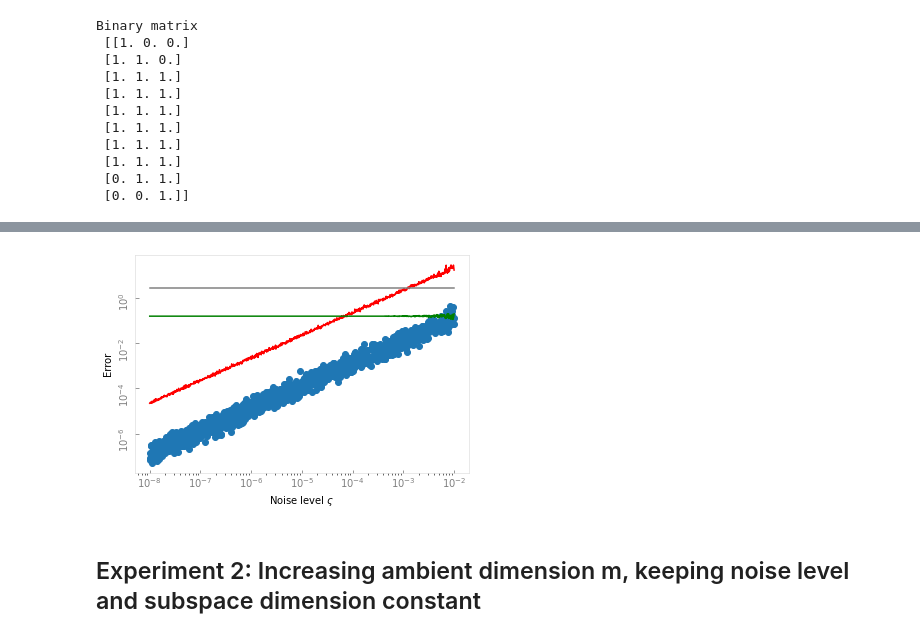
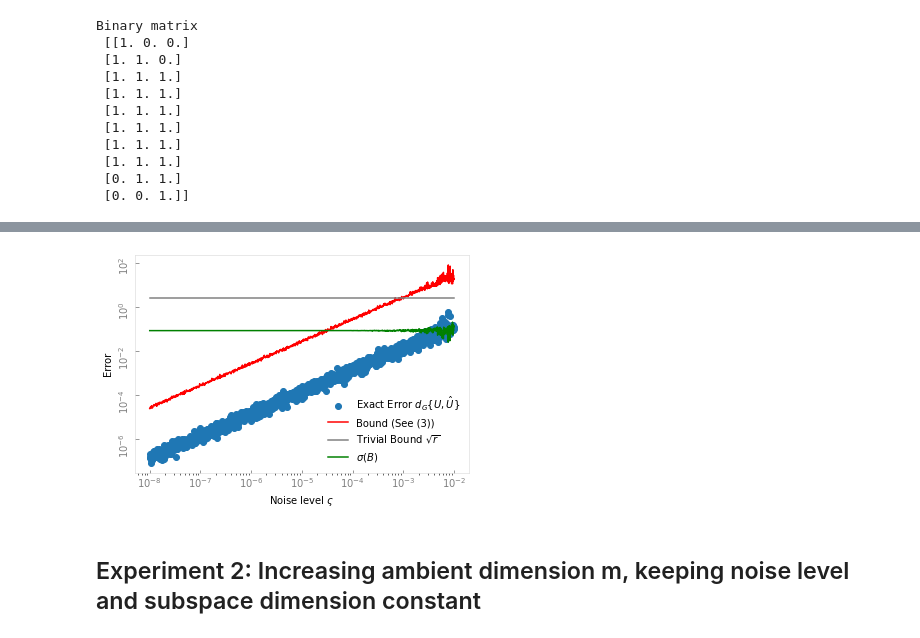
Before and after one commit to ksrivastava1/identifying-subspaces, a Jupyter notebook: subspace-experiment.ipynb, the cells around one changed output, grey strips where cells are left out. Drawn from its saved outputs; the diff is of its cells as text; code cells hidden in the pictures.

```diff
--- a/subspace-experiment.ipynb
+++ b/subspace-experiment.ipynb
@@ -662,43 +661,37 @@ plt.yticks(rotation=90)
 ax.tick_params(axis='x',direction="in", colors='gray')    #setting up X-axis tick color to red
 ax.tick_params(axis='y',direction="in", colors='gray')
 
-
-
-
-
 plt.scatter(sigma_vec, err_noisy_test, label = r'Exact Error $d_G\{U, \hat{U}\}$')
-#plt.title("Difference in true subspace and noisy guess")
 plt.xlabel(r'Noise level $\varsigma$')
 plt.ylabel("Error")
 plt.xscale('log')
 plt.yscale('log')
 
 plt.plot(sigma_vec,bounds,color = 'red', label = 'Bound (See (3))')
 plt.plot(sigma_vec,Sig_B_vec, color = 'green', label = r'$\sigma(B)$')
-#plt.plot(sigma_vec,delta_vec, color = 'grey', label = 'Delta')
 plt.plot(sigma_vec,np.full((num,),np.sqrt(r),dtype = float), color = 'grey', label = r'Trivial Bound $\sqrt{r}$')
 
 # reordering the labels
 handles, labels = plt.gca().get_legend_handles_labels()
 
 
 # specify order
 order = [3, 0, 2, 1]
 
 # pass handle & labels lists along with order as below
-#plt.legend([handles[i] for i in order], [labels[i] for i in order], frameon = False)
+plt.legend([handles[i] for i in order], [labels[i] for i in order], frameon = False)
 
 
 plt.rcParams["axes.edgecolor"] = "lightgray"  #Border color
 plt.rcParams["axes.linewidth"] = 0.50      #Border Width
 
 plt.savefig('Noise_Sampling2_Low_Dim.eps', format='eps')
 
 
 
 plt.show()
 # %% [output]
-[figure, old version]
+[figure, new version]
 # %% [markdown]
 ## Experiment 2: Increasing ambient dimension m, keeping noise level and subspace dimension constant
 # %%
```
Also changed, not shown: parts of 29 cells of this notebook.
